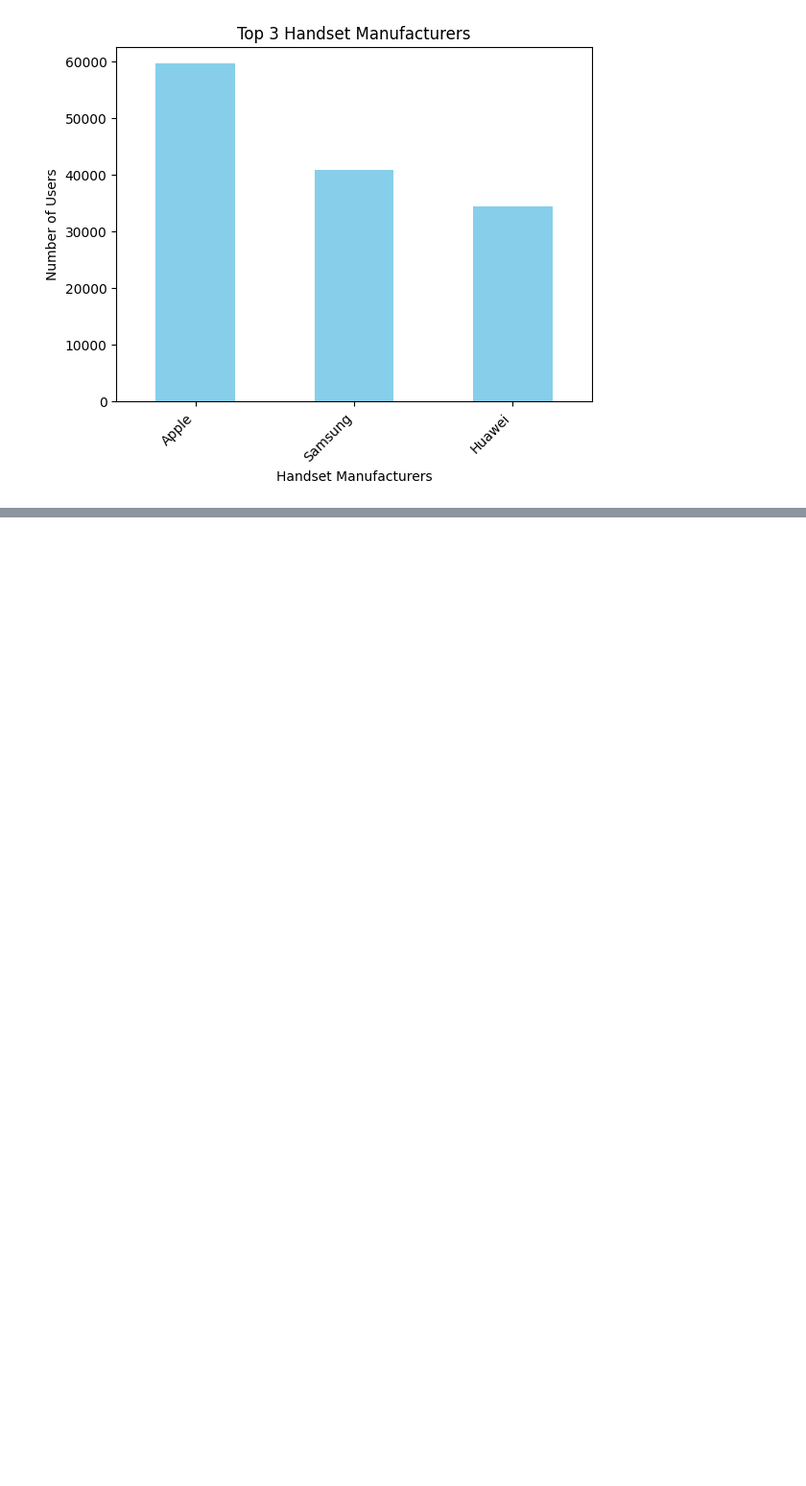
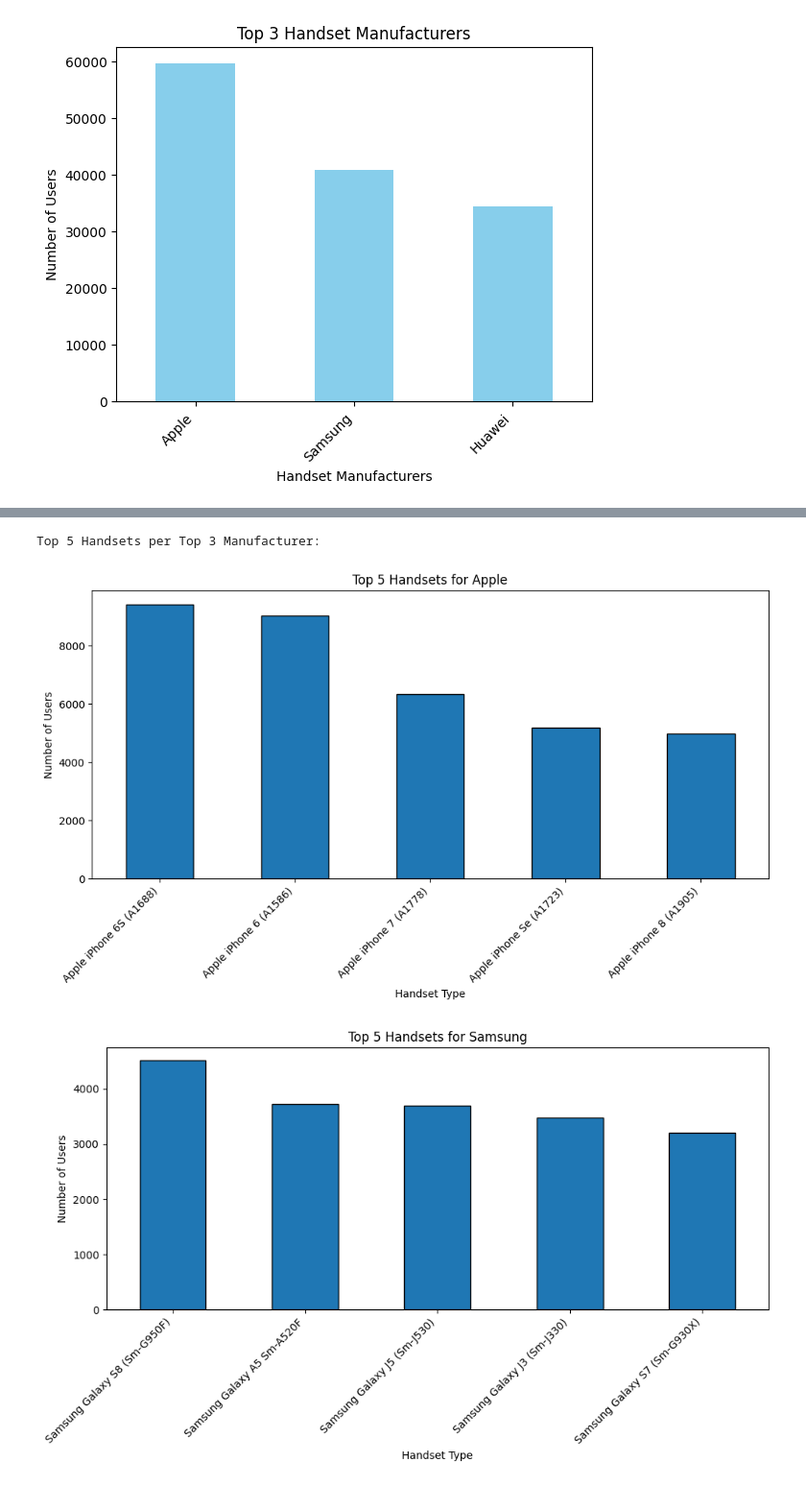
Before and after one commit to GetieBalew24/TellCo_Telecom_Analysis, a Jupyter notebook: notebooks/user_overview_analysis.ipynb, the cells around one changed output, grey strips where cells are left out. Shown at 96% size. Saved outputs shown, nothing was run; the diff lists cells and outputs as text; code cells hidden in the pictures; blank space fills up the shorter version.

Commit message:
Top 5 handsets per top 3 manufacturer

```diff
--- a/notebooks/user_overview_analysis.ipynb
+++ b/notebooks/user_overview_analysis.ipynb
@@ -141,0 +164,7 @@ eda.plot_top_3_handset_manufacturers(df)
+# %%
+#display Top 5 Handsets per Top 3 Manufacturer
+eda.plot_top_5_handsets_per_manufacturer(df)
+# %% [output]
+Top 5 Handsets per Top 3 Manufacturer:
+[figure, added]
+[figure, added]
```
Also changed, not shown: parts of 2 cells of this notebook, 1 other file.
